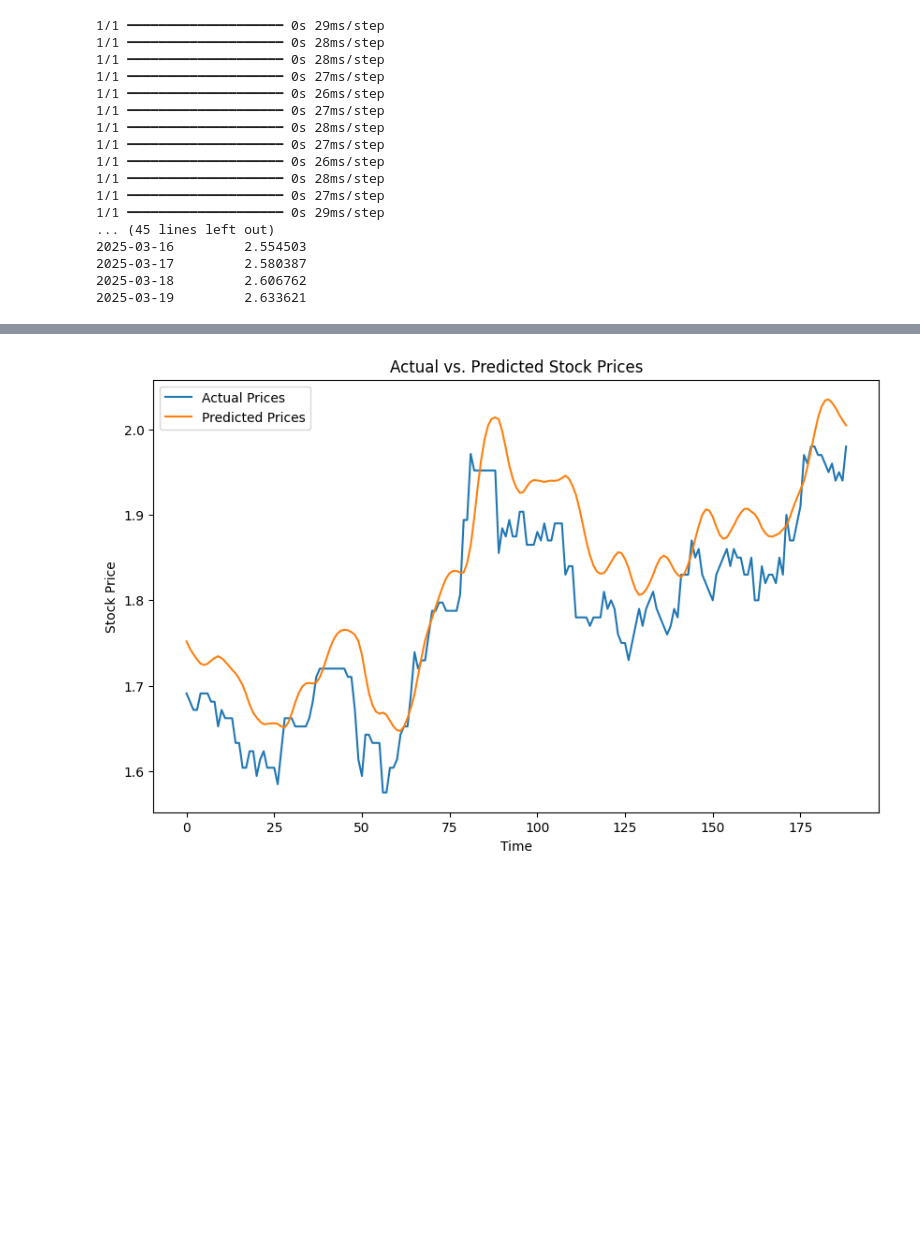
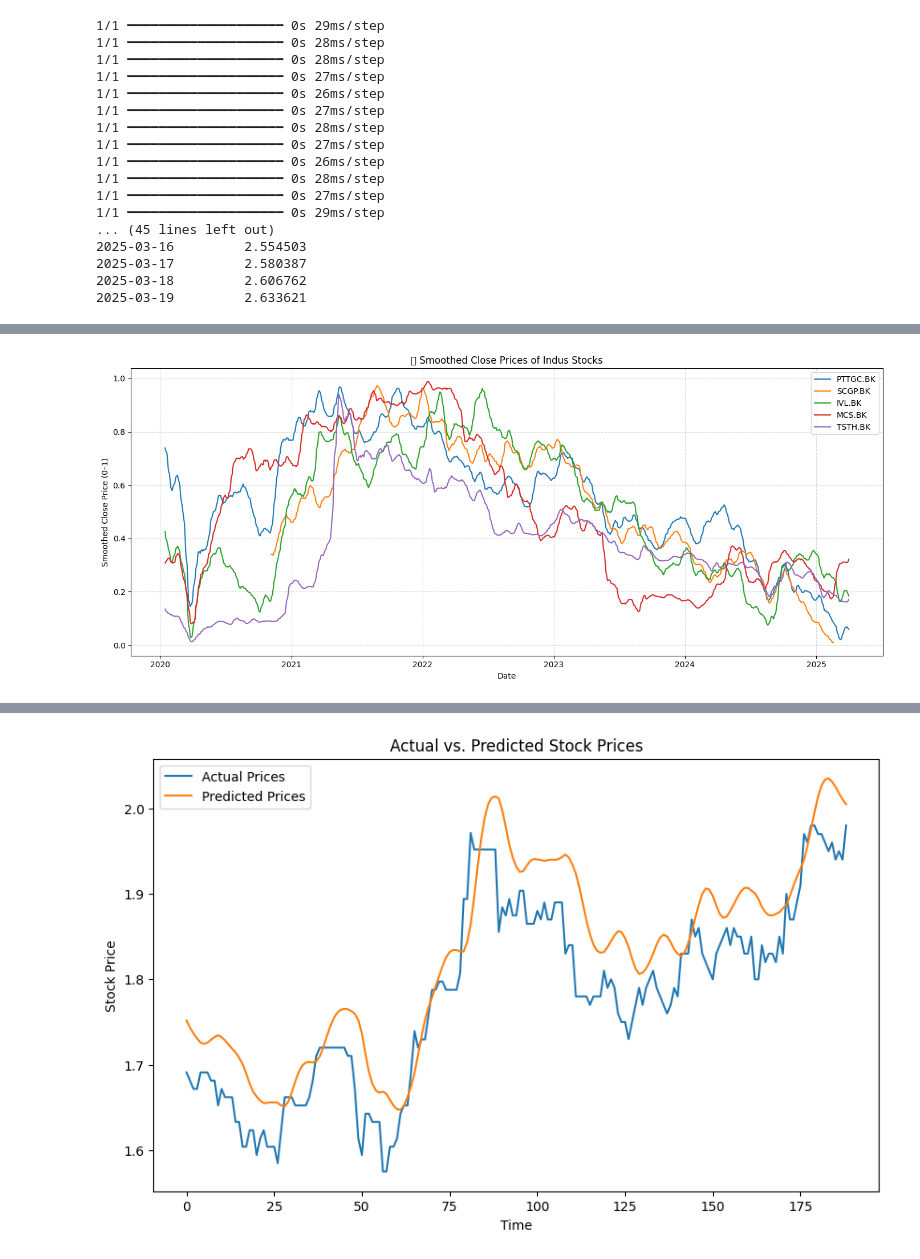
Before and after one commit to kninks/stockie-ml, a Jupyter notebook: predict_and_evaluate.ipynb, the cells around one changed output, grey strips where cells are left out. Cells and saved outputs as stored; diff of their text form; code cells hidden in the pictures; blank space fills up the shorter version.

```diff
--- a/predict_and_evaluate.ipynb
+++ b/predict_and_evaluate.ipynb
@@ -536,0 +597,37 @@ plt.show()
+# %%
+propcon_stocks = ['PTTGC.BK', 'SCGP.BK', 'IVL.BK', 'MCS.BK', 'TSTH.BK']
+industry = 'indus'
+
+# Set up plot
+plt.figure(figsize=(14, 6))
+
+for stock in propcon_stocks:
+    file_path = os.path.join("data", industry, f"{stock}.csv")
+
+    if not os.path.exists(file_path):
+        print(f"⚠️ Missing file for {stock}, skipping.")
+        continue
+
+    # Load and scale data
+    df = pd.read_csv(file_path)
+    df['Date'] = pd.to_datetime(df['Date'])
+    df.set_index('Date', inplace=True)
+    df = df[['Close']]
+
+    scaler = MinMaxScaler()
+    df['Scaled Close'] = scaler.fit_transform(df[['Close']])
+    df['Smoothed Close'] = df['Scaled Close'].rolling(window=10).mean()
+
+    # Plot
+    plt.plot(df.index, df['Smoothed Close'], label=stock)
+
+# Customize plot
+plt.title("📊 Smoothed Close Prices of Indus Stocks")
+plt.xlabel("Date")
+plt.ylabel("Smoothed Close Price (0–1)")
+plt.legend()
+plt.grid(True, linestyle='--', alpha=0.5)
+plt.tight_layout()
+plt.show()
+# %% [output]
+[figure, added]
```
Also changed, not shown: parts of 11 cells of this notebook, 24 other files.
